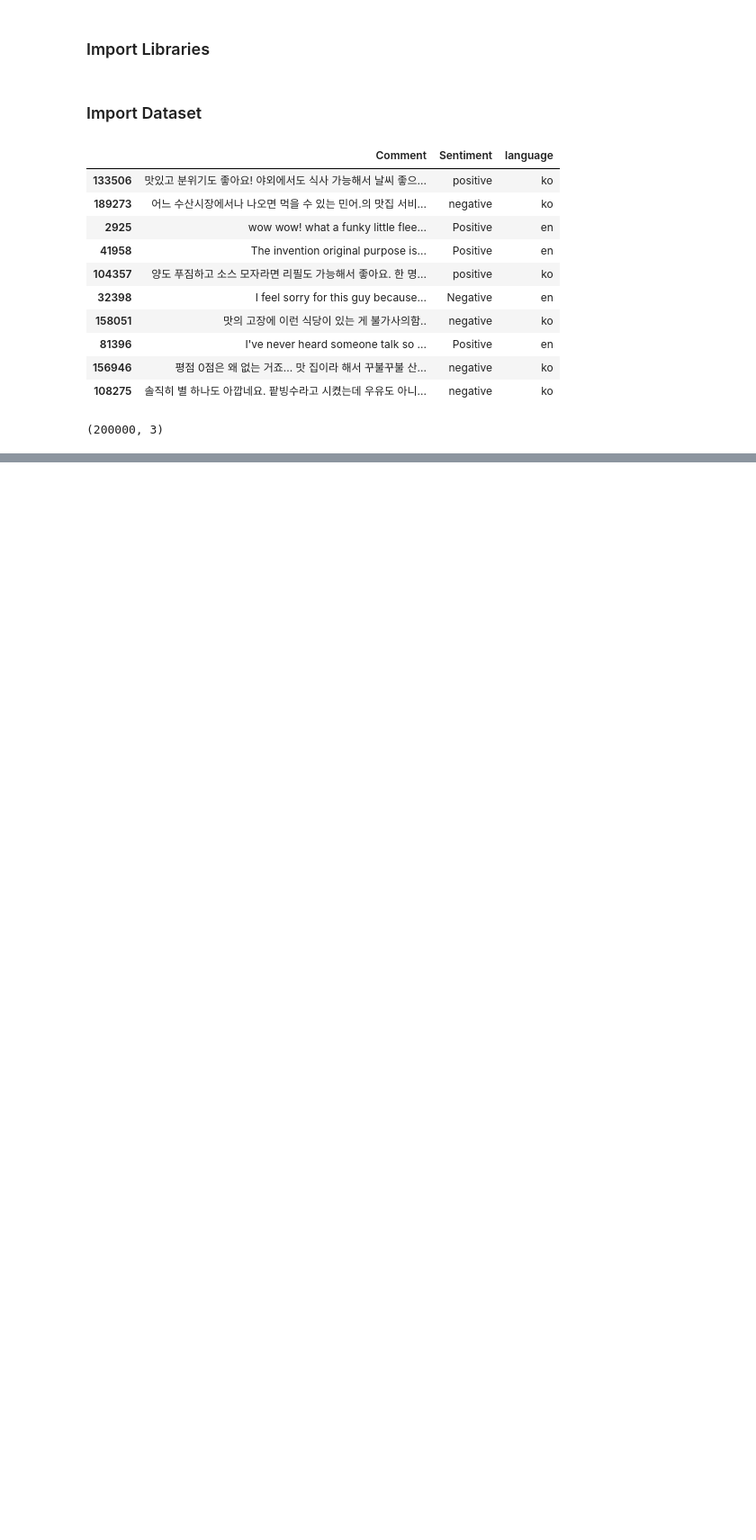
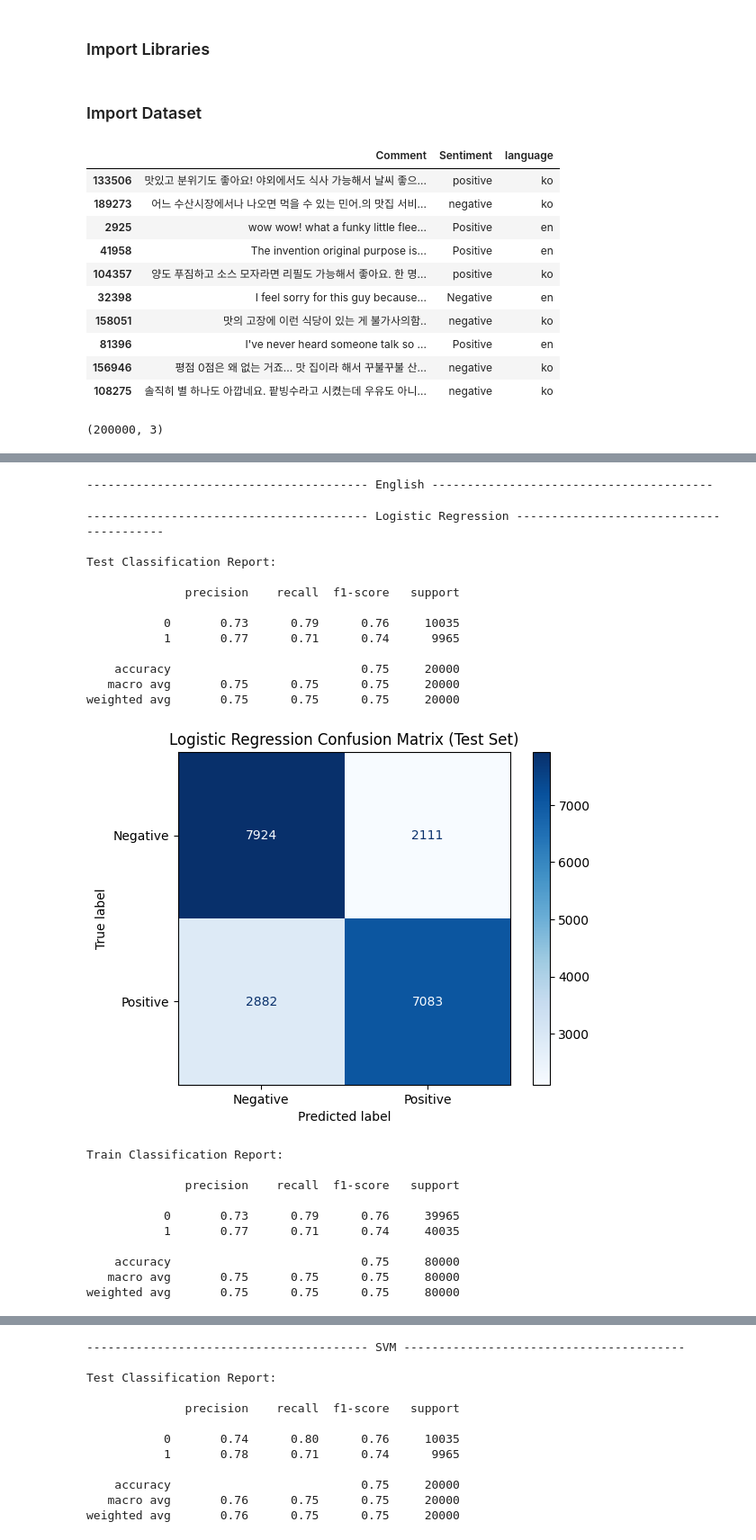
Before and after one commit to rnimisha/youtube-comment-analyzer, a Jupyter notebook: notebook/training/bert_embedding.ipynb, the cells around one changed output, grey strips where cells are left out. Shown at 90% size. Drawn from its saved outputs; the diff is of its cells as text; code cells hidden in the pictures; blank space fills up the shorter version.

```diff
--- a/notebook/training/bert_embedding.ipynb
+++ b/notebook/training/bert_embedding.ipynb
@@ -427,0 +276,27 @@ weighted avg       0.77      0.77      0.77     80000
+# %%
+results_en = train_models(df_copy[df_copy["language"] == "en"], "English")
+# %% [output]
+---------------------------------------- English ----------------------------------------
+---------------------------------------- Logistic Regression ----------------------------------------
+
+Test Classification Report:
+
+              precision    recall  f1-score   support
+
+           0       0.73      0.79      0.76     10035
+           1       0.77      0.71      0.74      9965
+
+    accuracy                           0.75     20000
+   macro avg       0.75      0.75      0.75     20000
+weighted avg       0.75      0.75      0.75     20000
+[figure, added]
+Train Classification Report:
+
+              precision    recall  f1-score   support
+
+           0       0.73      0.79      0.76     39965
+           1       0.77      0.71      0.74     40035
+
+    accuracy                           0.75     80000
+   macro avg       0.75      0.75      0.75     80000
+weighted avg       0.75      0.75      0.75     80000
@@ -427,0 +304,12 @@ weighted avg       0.77      0.77      0.77     80000
+---------------------------------------- SVM ----------------------------------------
+
+Test Classification Report:
+
+              precision    recall  f1-score   support
+
+           0       0.74      0.80      0.76     10035
+           1       0.78      0.71      0.74      9965
+
+    accuracy                           0.75     20000
+   macro avg       0.76      0.75      0.75     20000
+weighted avg       0.76      0.75      0.75     20000
```
Also changed, not shown: parts of 65 cells of this notebook, 4 other files.
